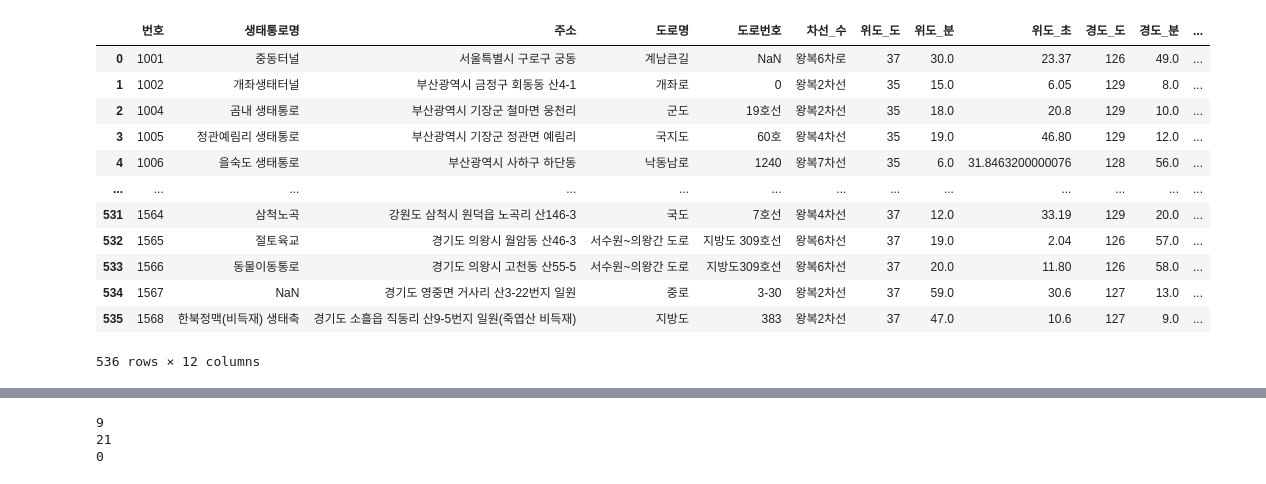
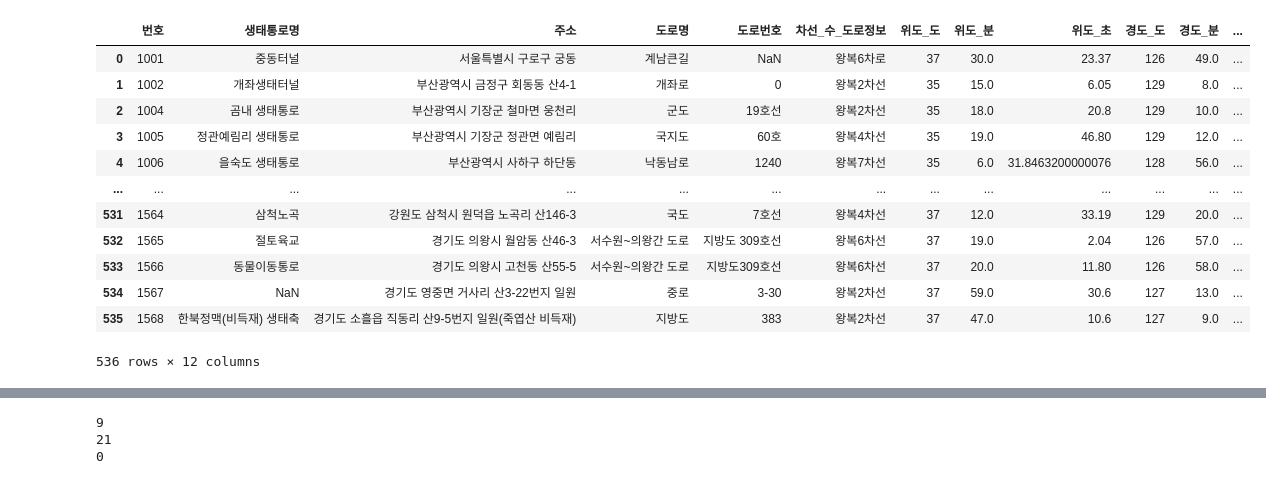
Before and after one commit to HKLeeeee/datacampus_dao, a Jupyter notebook: preprocessing/2. 도로 최고제한속도.ipynb, the cells around one changed output, grey strips where cells are left out. Drawn from its saved outputs; the diff is of its cells as text; code cells hidden in the pictures.

```diff
--- a/preprocessing/2. 도로 최고제한속도.ipynb
+++ b/preprocessing/2. 도로 최고제한속도.ipynb
@@ -21,8 +21,9 @@ main
 # %%
 ecopath_list = pd.read_csv('../data/main/생태통로현황_2022.csv', encoding='cp949') # 도로 관련 정보를 포함하고 있는 데이터
+ecopath_list.rename(columns={'차선_수':'차선_수_도로정보'}, inplace=True)
 ecopath_list
 # %% [output]
-|  | 번호 | 생태통로명 | 주소 | 도로명 | 도로번호 | 차선_수 | 위도_도 | 위도_분 | 위도_초 | 경도_도 | 경도_분 | ... |
+|  | 번호 | 생태통로명 | 주소 | 도로명 | 도로번호 | 차선_수_도로정보 | 위도_도 | 위도_분 | 위도_초 | 경도_도 | 경도_분 | ... |
 | 0 | 1001 | 중동터널 | 서울특별시 구로구 궁동 | 계남큰길 | NaN | 왕복6차로 | 37 | 30.0 | 23.37 | 126 | 49.0 | ... |
 | 1 | 1002 | 개좌생태터널 | 부산광역시 금정구 회동동 산4-1 | 개좌로 | 0 | 왕복2차선 | 35 | 15.0 | 6.05 | 129 | 8.0 | ... |
 | 2 | 1004 | 곰내 생태통로 | 부산광역시 기장군 철마면 웅천리 | 군도 | 19호선 | 왕복2차선 | 35 | 18.0 | 20.8 | 129 | 10.0 | ... |
```
Also changed, not shown: parts of 16 cells of this notebook, 13 other files.
